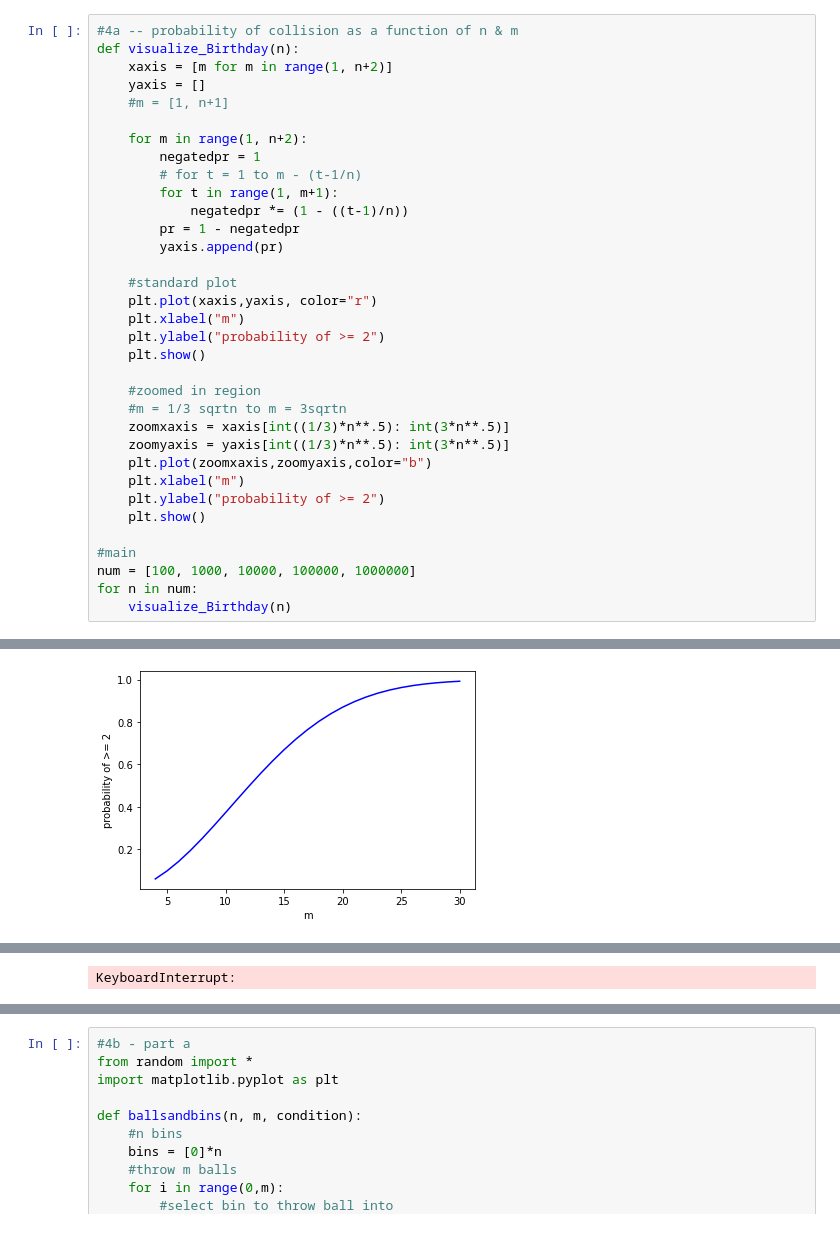
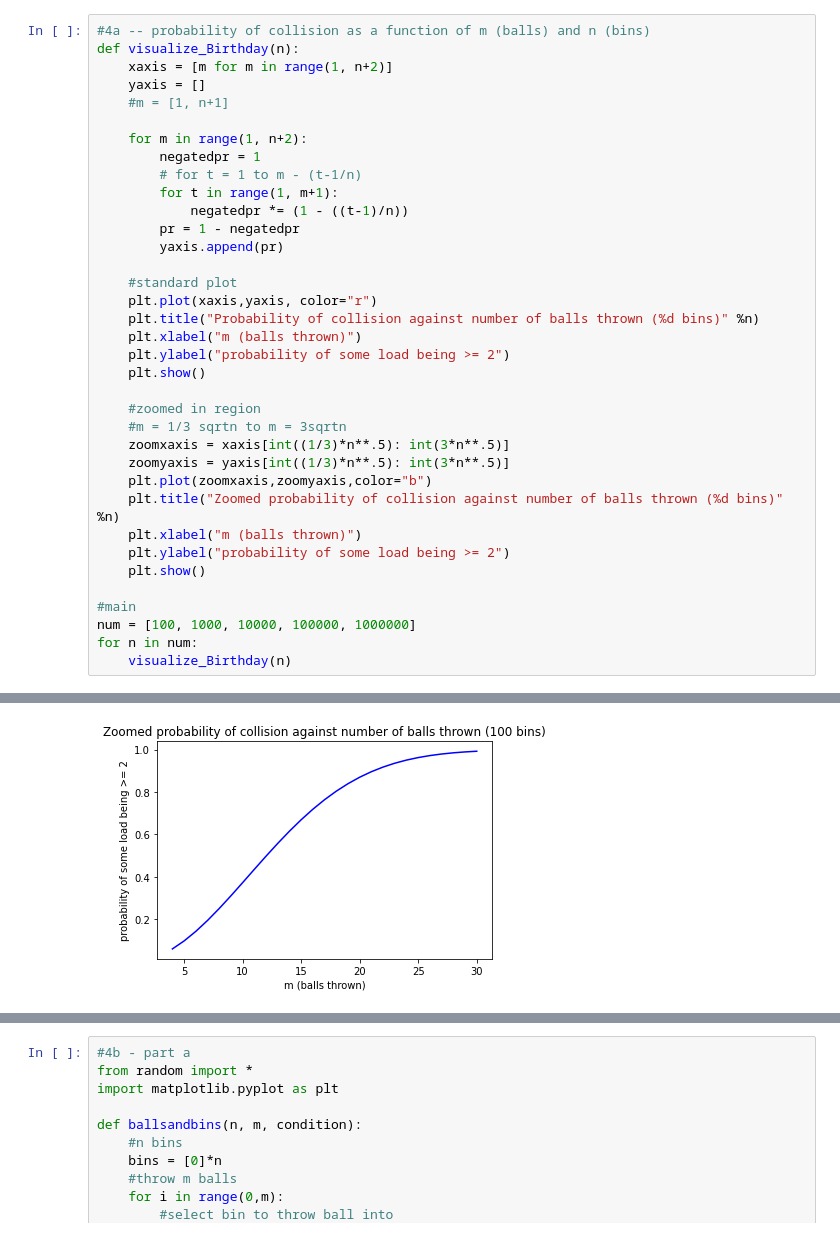
Before and after one commit to gokulsrin/randomized_algorithms, a Jupyter notebook: ballsandbins.ipynb, the cells around one changed output, grey strips where cells are left out. Saved outputs shown, nothing was run; the diff lists cells and outputs as text.

```diff
--- a/ballsandbins.ipynb
+++ b/ballsandbins.ipynb
@@ -22,5 +28,5 @@ def create_Birthday_Plot(n):
 # %%
-#4a -- probability of collision as a function of n & m
+#4a -- probability of collision as a function of m (balls) and n (bins)
 def visualize_Birthday(n):
     xaxis = [m for m in range(1, n+2)]
     yaxis = []
@@ -36,8 +42,9 @@ def visualize_Birthday(n):
 
     #standard plot
     plt.plot(xaxis,yaxis, color="r")
-    plt.xlabel("m")
-    plt.ylabel("probability of >= 2")
+    plt.title("Probability of collision against number of balls thrown (%d bins)" %n)
+    plt.xlabel("m (balls thrown)")
+    plt.ylabel("probability of some load being >= 2")
     plt.show()
 
     #zoomed in region
@@ -45,8 +52,9 @@ def visualize_Birthday(n):
     zoomxaxis = xaxis[int((1/3)*n**.5): int(3*n**.5)]
     zoomyaxis = yaxis[int((1/3)*n**.5): int(3*n**.5)]
     plt.plot(zoomxaxis,zoomyaxis,color="b")
-    plt.xlabel("m")
-    plt.ylabel("probability of >= 2")
+    plt.title("Zoomed probability of collision against number of balls thrown (%d bins)" %n)
+    plt.xlabel("m (balls thrown)")
+    plt.ylabel("probability of some load being >= 2")
     plt.show()
 
 #main
@@ -58 +66 @@ for n in num:
-[figure, old version]
+[figure, new version]
@@ -63 +70,0 @@ for n in num:
-KeyboardInterrupt:
```
Also changed, not shown: parts of 2 cells of this notebook, 3 other files.
